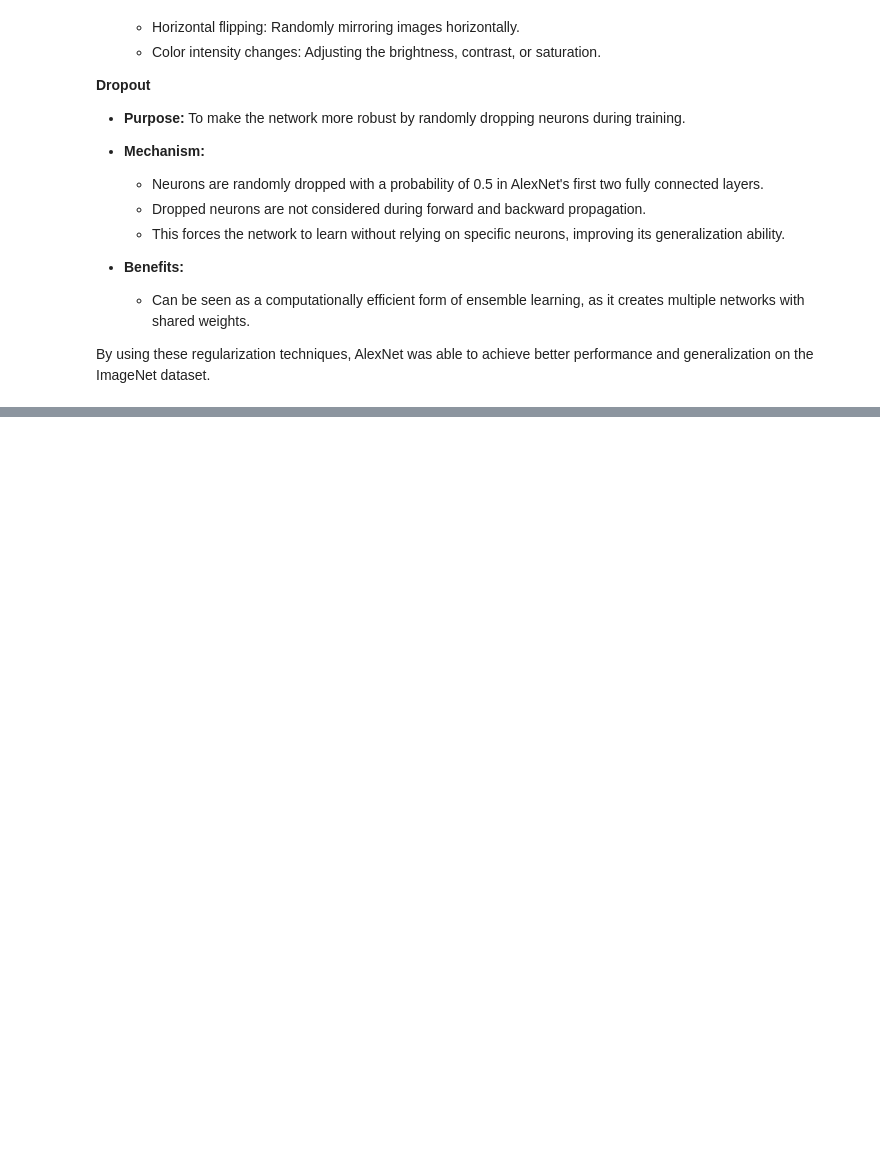
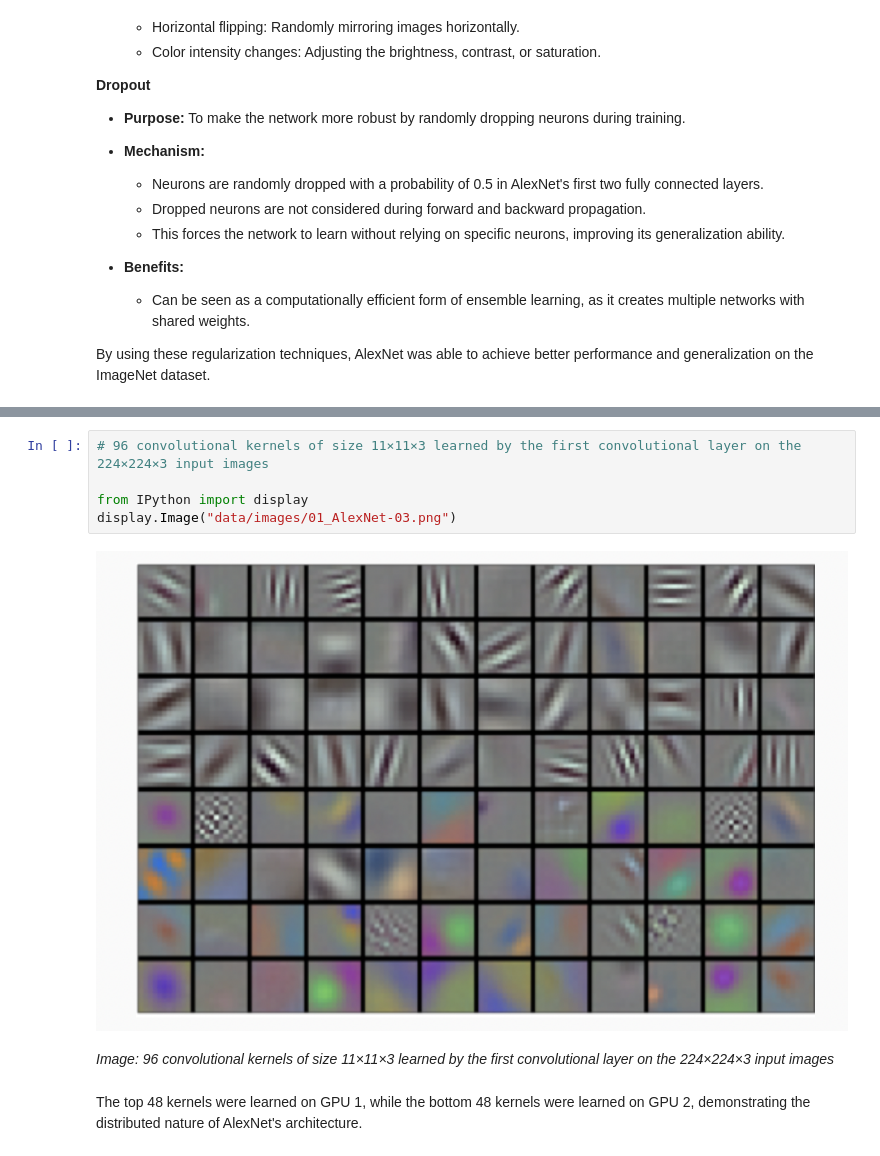
Before and after one commit to ancilcleetus/Research-Paper-Implementations, a Jupyter notebook: Computer-Vision/01_AlexNet.ipynb, the cells around one changed output, grey strips where cells are left out. Cells and saved outputs as stored; diff of their text form; blank space fills up the shorter version.

```diff
--- a/Computer-Vision/01_AlexNet.ipynb
+++ b/Computer-Vision/01_AlexNet.ipynb
@@ -120,0 +129,11 @@ By using these regularization techniques, AlexNet was able to achieve better per
+# %%
+# 96 convolutional kernels of size 11×11×3 learned by the first convolutional layer on the 224×224×3 input images
+
+from IPython import display
+display.Image("data/images/01_AlexNet-03.png")
+# %% [output]
+[figure, added]
+# %% [markdown]
+*Image: 96 convolutional kernels of size 11×11×3 learned by the first convolutional layer on the 224×224×3 input images*
+# %% [markdown]
+The top 48 kernels were learned on GPU 1, while the bottom 48 kernels were learned on GPU 2, demonstrating the distributed nature of AlexNet's architecture.
```
Also changed, not shown: parts of 3 cells of this notebook, 1 other file.
